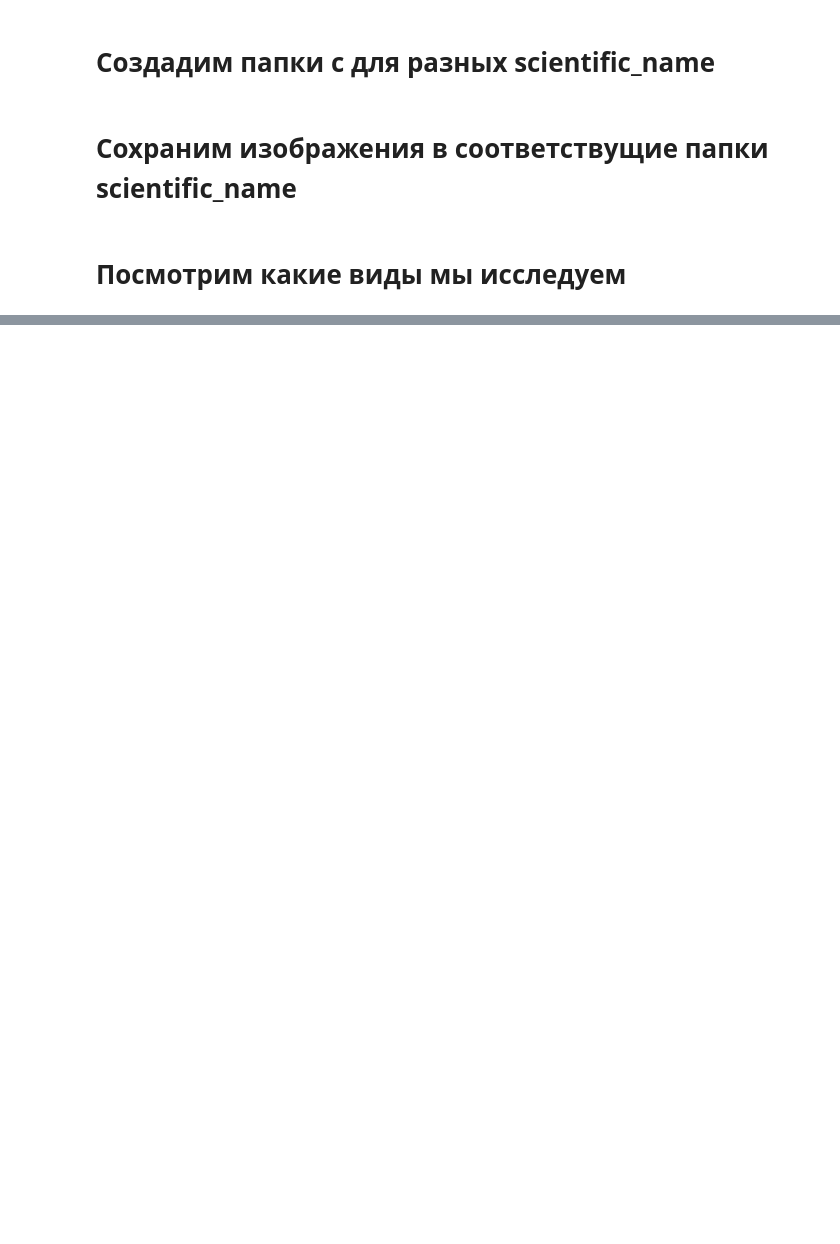
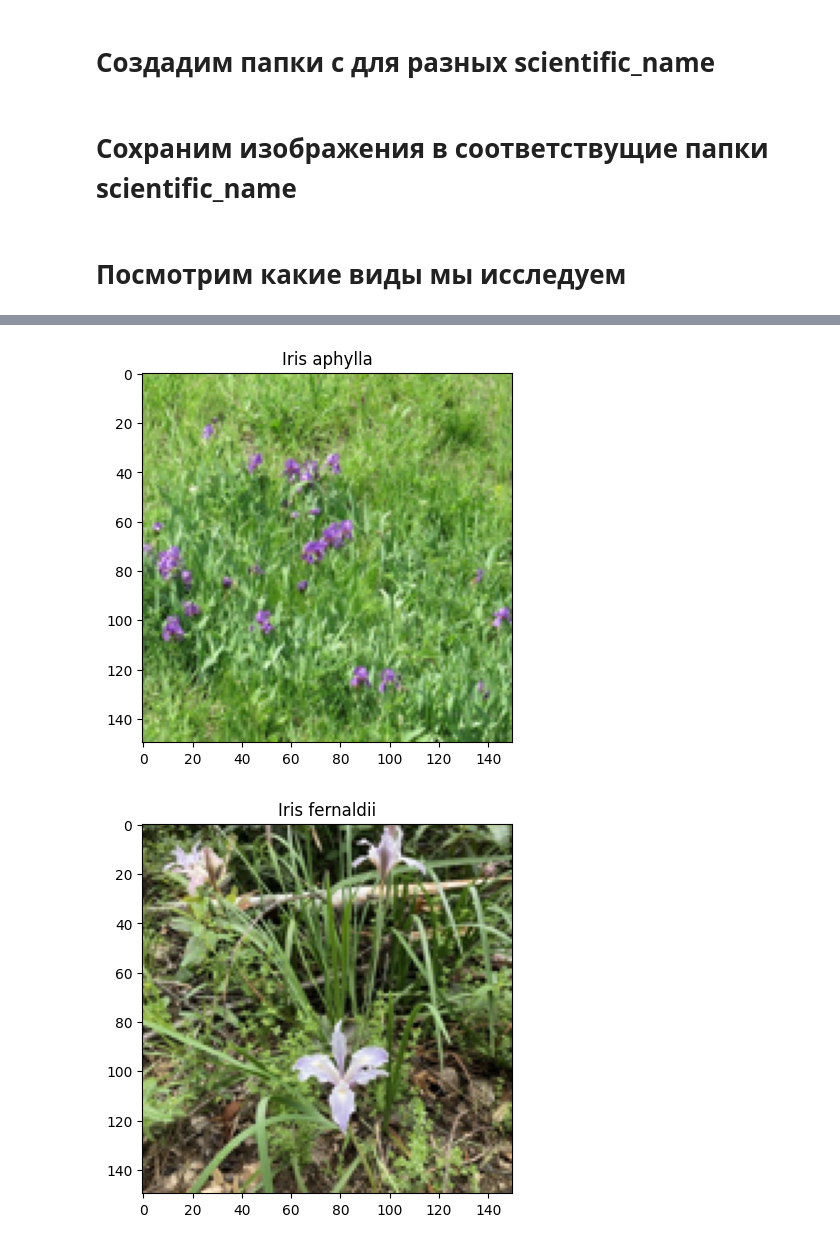
Before and after one commit to Mooncake911/CNN-experiments, a Jupyter notebook: TensorFlowIrisClassifier/load_data.ipynb, the cells around one changed output, grey strips where cells are left out. Cells and saved outputs as stored; diff of their text form; code cells hidden in the pictures; blank space fills up the shorter version.

```diff
--- a/TensorFlowIrisClassifier/load_data.ipynb
+++ b/TensorFlowIrisClassifier/load_data.ipynb
@@ -110,0 +117,4 @@ for sub_folder in sub_folders:
+# %%
+image_dir_2 = 'data_2'
+for d in good_classes:
+    create_directory(d, image_dir_2)
@@ -110,0 +148,6 @@ for sub_folder in sub_folders:
+# %%
+b = FilesWork(data_dir=image_dir_2)
+b.show_data(data_index=10)
+# %% [output]
+[figure, added]
+[figure, added]
```
Also changed, not shown: parts of 9 cells of this notebook, 2 other files.
